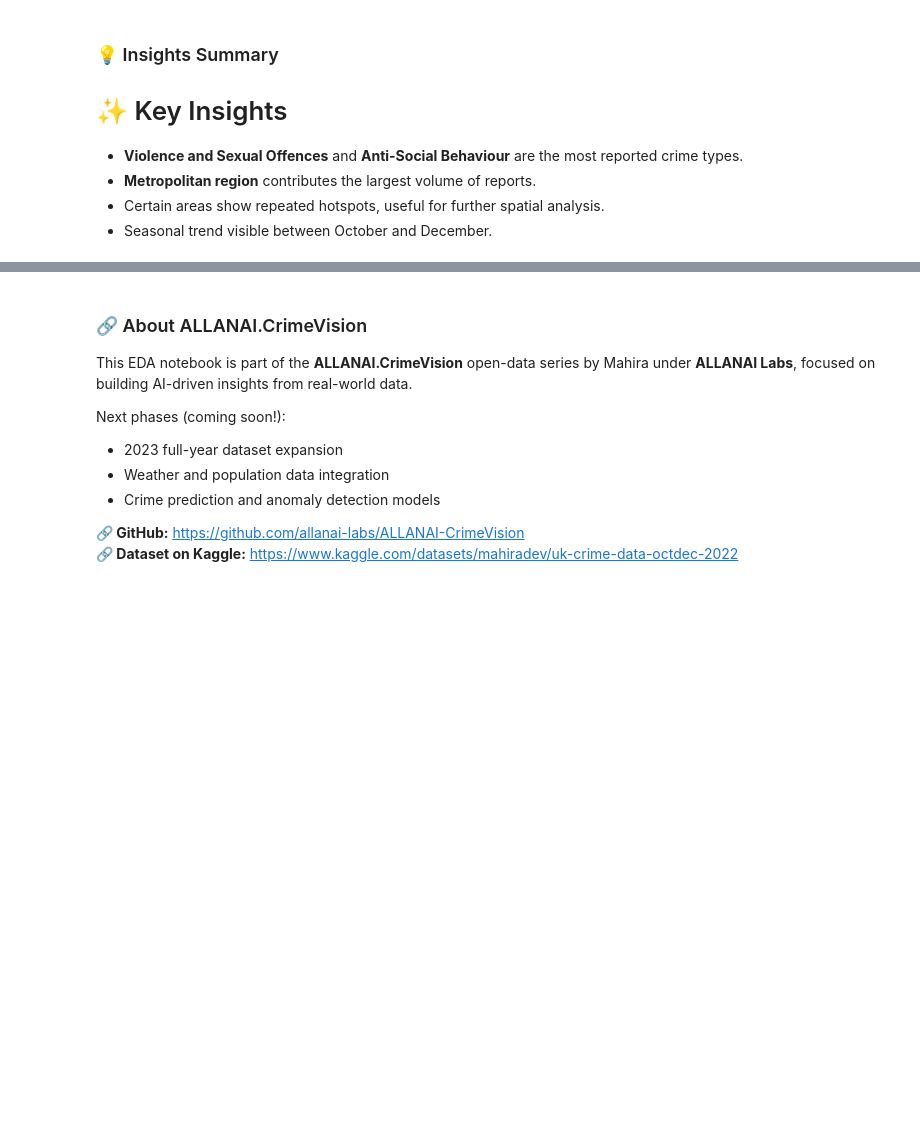
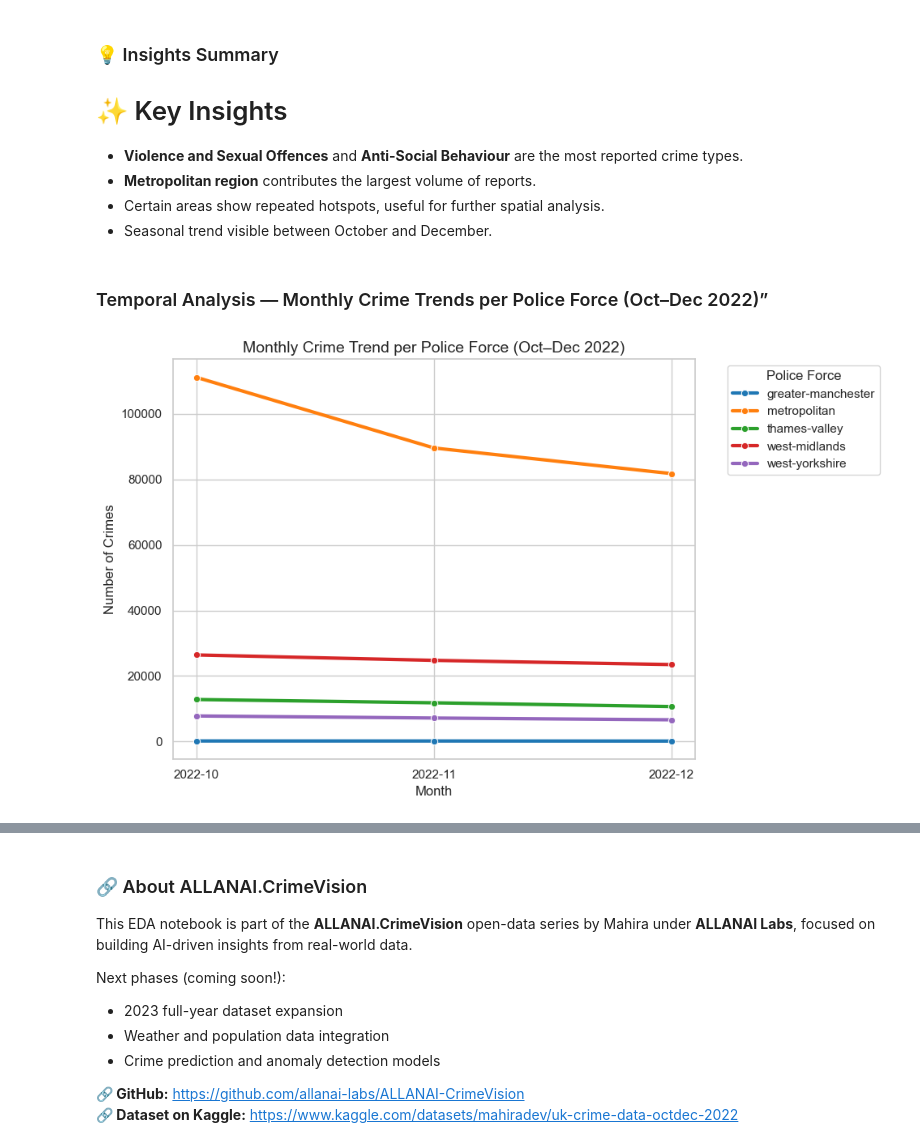
Before and after one commit to allanai-labs/ALLANAI-CrimeVision, a Jupyter notebook: notebooks/crime_eda_2022_data.ipynb, the cells around one changed output, grey strips where cells are left out. Drawn from its saved outputs; the diff is of its cells as text; code cells hidden in the pictures; blank space fills up the shorter version.

```diff
--- a/notebooks/crime_eda_2022_data.ipynb
+++ b/notebooks/crime_eda_2022_data.ipynb
@@ -301,3 +301,33 @@ plt.show()
 - **Metropolitan region** contributes the largest volume of reports.
 - Certain areas show repeated hotspots, useful for further spatial analysis.
 - Seasonal trend visible between October and December.
+# %% [markdown]
+### Temporal Analysis — Monthly Crime Trends per Police Force (Oct–Dec 2022)”
+# %%
+# ============================================================
+# 📈 Crime Timeline Trend per Police Force
+# ============================================================
+
+# Aggregate crimes per month per police force
+timeline = (
+    df.groupby(['force_id', 'month'])['crime_id']
+    .count()
+    .reset_index()
+    .rename(columns={'crime_id': 'crime_count'})
+)
+
+plt.figure(figsize=(10,6))
+sns.lineplot(
+    data=timeline,
+    x='month', y='crime_count', hue='force_id',
+    marker='o', linewidth=3, palette='tab10'
+)
+
+plt.title("Monthly Crime Trend per Police Force (Oct–Dec 2022)", fontsize=14)
+plt.xlabel("Month")
+plt.ylabel("Number of Crimes")
+plt.legend(title='Police Force', bbox_to_anchor=(1.05, 1), loc='upper left')
+plt.tight_layout()
+plt.show()
+# %% [output]
+[figure, added]
```
Also changed, not shown: parts of 2 cells of this notebook, 3 other files.
